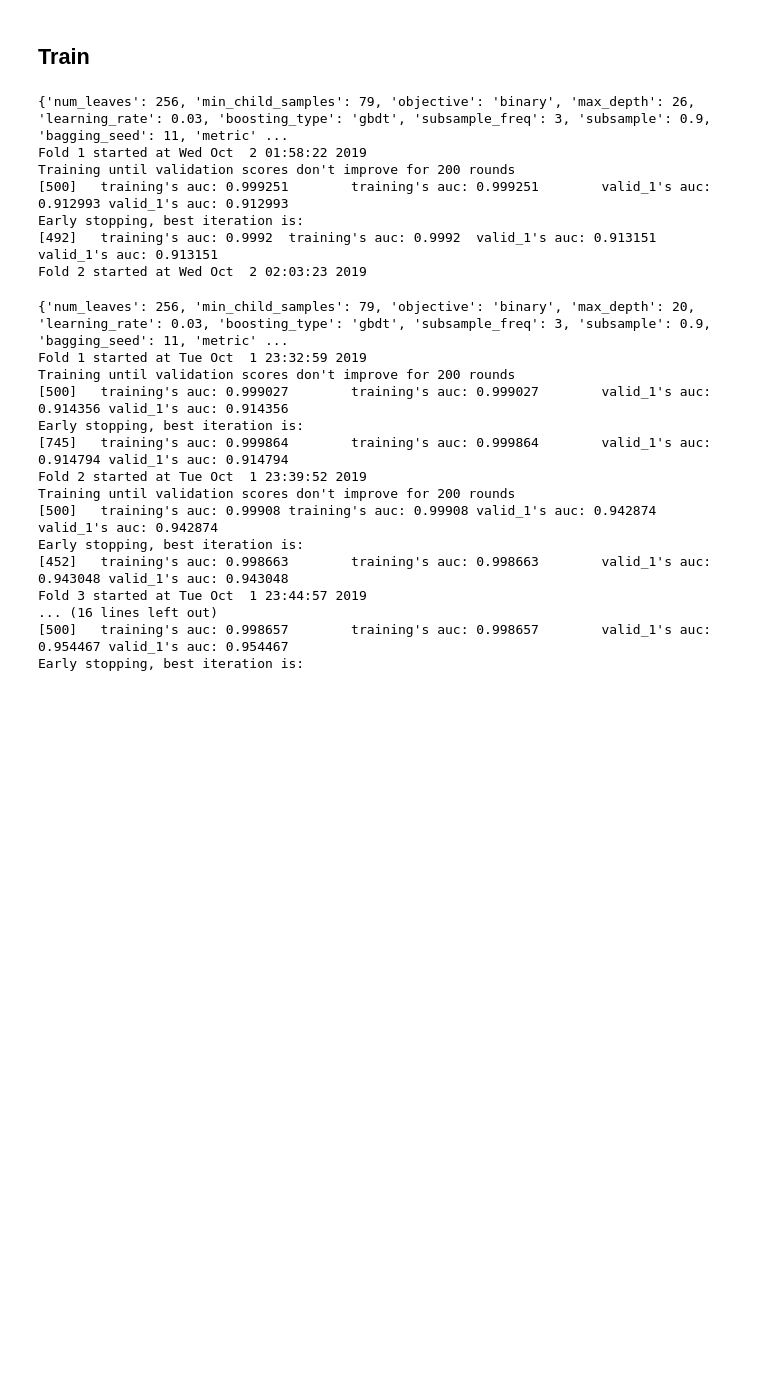
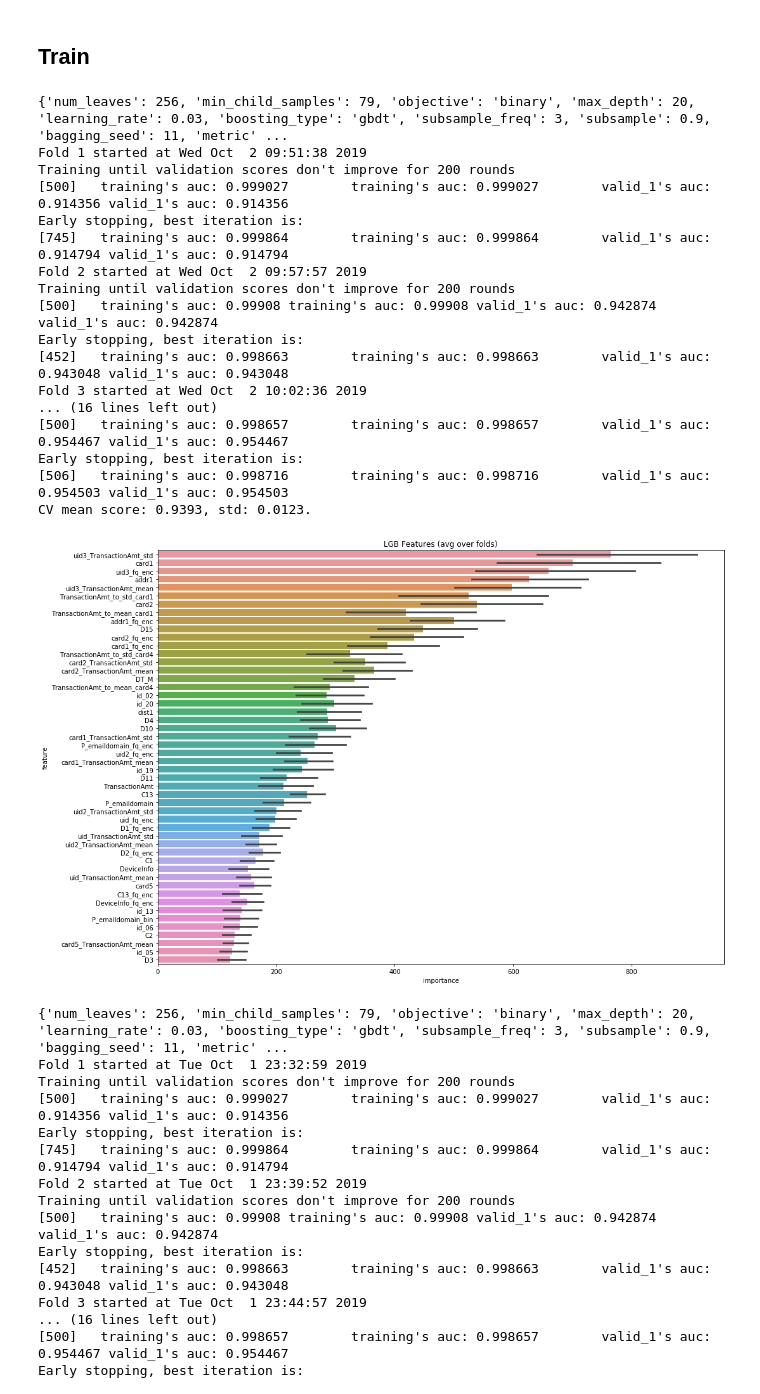
Before and after one commit to Noixas/Fraud-Detection-Kaggle, a Jupyter notebook: Code/fraud_detection_kernel_with_additional_FE.ipynb, the cells around one changed output. Cells and saved outputs as stored; diff of their text form; code cells hidden in the pictures; blank space fills up the shorter version.

```diff
--- a/Code/fraud_detection_kernel_with_additional_FE.ipynb
+++ b/Code/fraud_detection_kernel_with_additional_FE.ipynb
@@ -226,14 +226,13 @@ def train_model_classification(X, X_test, y, params, folds, model_type='lgb', ev
     # split and train on folds
     for fold_n, (train_index, valid_index) in enumerate(folds.split(X,y,groups)):
         print(f'Fold {fold_n + 1} started at {time.ctime()}')
-        print("TRAIN:", train_index, "TEST:", test_index)
         if type(X) == np.ndarray:
             X_train, X_valid = X[columns][train_index], X[columns][valid_index]
             y_train, y_valid = y[train_index], y[valid_index]
         else:
             X_train, X_valid = X[columns].iloc[train_index], X[columns].iloc[valid_index]
             y_train, y_valid = y.iloc[train_index], y.iloc[valid_index]
-        print(X_train, X_test, y_train, y_test)
+
         if model_type == 'lgb':
             model = lgb.LGBMClassifier(**params, n_estimators=n_estimators, n_jobs = n_jobs)
             model.fit(X_train, y_train,
@@ -271,12 +270,12 @@ def train_model_classification(X, X_test, y, params, folds, model_type='lgb', ev
 #             y_pred_valid = model.predict(X_valid)
 #             y_pred = model.predict(X_test)
 
-#         if averaging == 'usual':
+        if averaging == 'usual':
 
-#             oof[valid_index] = y_pred_valid.reshape(-1, 1)
-#             scores.append(metrics_dict[eval_metric]['sklearn_scoring_function'](y_valid, y_pred_valid))
+            oof[valid_index] = y_pred_valid.reshape(-1, 1)
+            scores.append(metrics_dict[eval_metric]['sklearn_scoring_function'](y_valid, y_pred_valid))
 
-#             prediction += y_pred.reshape(-1, 1)
+            prediction += y_pred.reshape(-1, 1)
 
 #         elif averaging == 'rank':
 
@@ -775,34 +774,45 @@ split_groups = X['DT_M']
 # %%
 params = {'num_leaves': 256,
           'min_child_samples': 79,
           'objective': 'binary',
-          'max_depth': 16, # Depth of the tree
+          'max_depth': 20, # Depth of the tree
           'learning_rate': 0.03,
           "boosting_type": "gbdt", # traditional Gradient Boosting Decision Tree
           "subsample_freq": 3,
           "subsample": 0.9,
           "bagging_seed": 11,
           "metric": 'auc',
           "verbosity": -1,
           'reg_alpha': 0.3,
           'reg_lambda': 0.3,
           'colsample_bytree': 0.9,
           #'categorical_feature': cat_cols
          }
 print(params)
 result_dict_lgb = train_model_classification(X=X, X_test=X_test, y=y, params=params, folds=folds, model_type='lgb', eval_metric='auc', plot_feature_importance=True,
                                                       verbose=500, early_stopping_rounds=200, n_estimators=5000, averaging='usual', n_jobs=-1,groups =split_groups)
 sample_submission = pd.read_csv('../Data/sample_submission.csv')
 sample_submission['isFraud'] = result_dict_lgb['prediction']
 sample_submission.to_csv('submission_t2.csv', index=False)
 # %% [output]
-{'num_leaves': 256, 'min_child_samples': 79, 'objective': 'binary', 'max_depth': 26, 'learning_rate': 0.03, 'boosting_type': 'gbdt', 'subsample_freq': 3, 'subsample': 0.9, 'bagging_seed': 11, 'metric' ...
-Fold 1 started at Wed Oct  2 01:58:22 2019
+{'num_leaves': 256, 'min_child_samples': 79, 'objective': 'binary', 'max_depth': 20, 'learning_rate': 0.03, 'boosting_type': 'gbdt', 'subsample_freq': 3, 'subsample': 0.9, 'bagging_seed': 11, 'metric' ...
+Fold 1 started at Wed Oct  2 09:51:38 2019
 Training until validation scores don't improve for 200 rounds
-[500]   training's auc: 0.999251        training's auc: 0.999251        valid_1's auc: 0.912993 valid_1's auc: 0.912993
+[500]   training's auc: 0.999027        training's auc: 0.999027        valid_1's auc: 0.914356 valid_1's auc: 0.914356
 Early stopping, best iteration is:
-[492]   training's auc: 0.9992  training's auc: 0.9992  valid_1's auc: 0.913151 valid_1's auc: 0.913151
-Fold 2 started at Wed Oct  2 02:03:23 2019
+[745]   training's auc: 0.999864        training's auc: 0.999864        valid_1's auc: 0.914794 valid_1's auc: 0.914794
+Fold 2 started at Wed Oct  2 09:57:57 2019
+Training until validation scores don't improve for 200 rounds
+[500]   training's auc: 0.99908 training's auc: 0.99908 valid_1's auc: 0.942874 valid_1's auc: 0.942874
+Early stopping, best iteration is:
+[452]   training's auc: 0.998663        training's auc: 0.998663        valid_1's auc: 0.943048 valid_1's auc: 0.943048
+Fold 3 started at Wed Oct  2 10:02:36 2019
+... (16 lines left out)
+[500]   training's auc: 0.998657        training's auc: 0.998657        valid_1's auc: 0.954467 valid_1's auc: 0.954467
+Early stopping, best iteration is:
+[506]   training's auc: 0.998716        training's auc: 0.998716        valid_1's auc: 0.954503 valid_1's auc: 0.954503
+CV mean score: 0.9393, std: 0.0123.
+[figure, added]
 # %%
 params = {'num_leaves': 256,
           'min_child_samples': 79,
```
Also changed, not shown: parts of 2 cells of this notebook, 1 other file.
